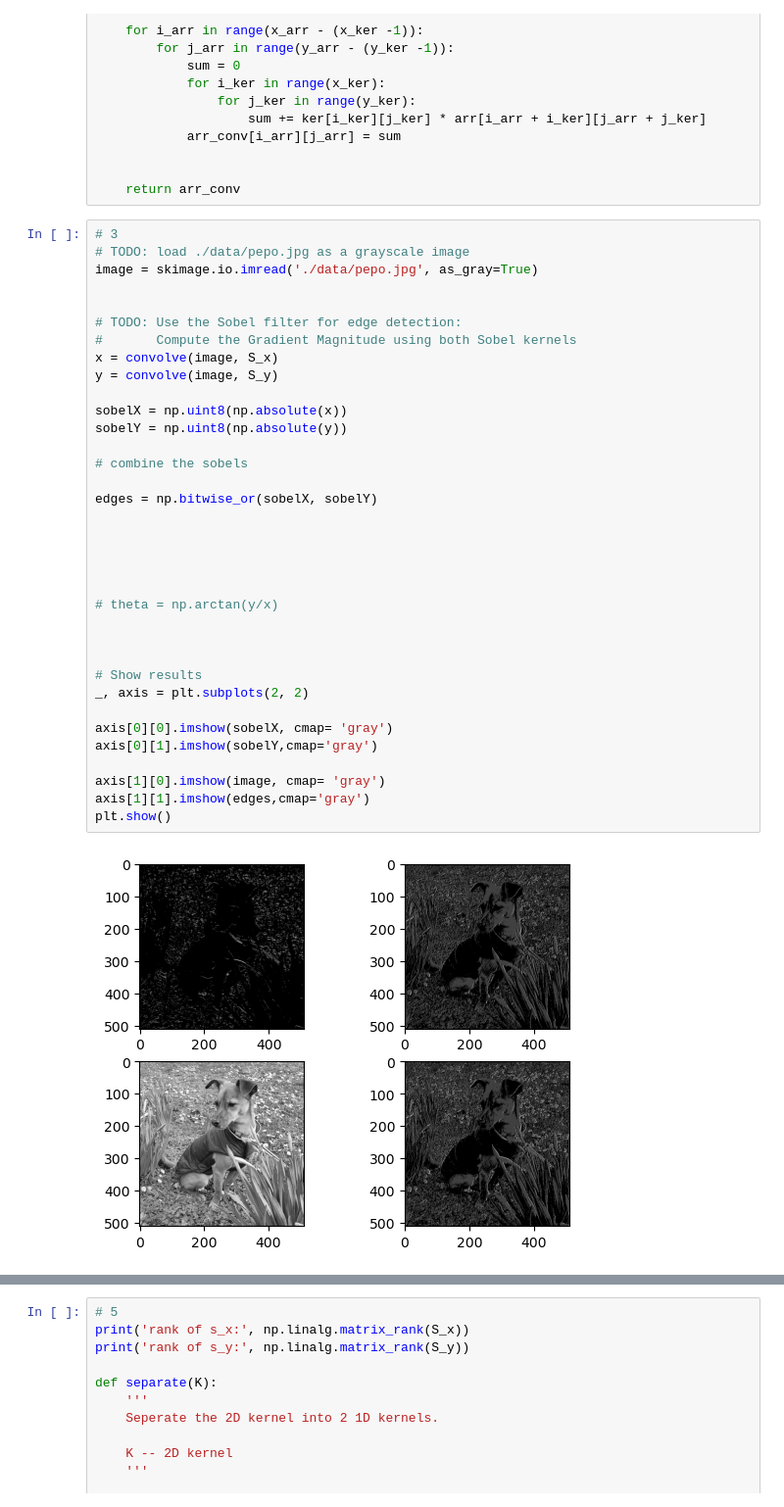
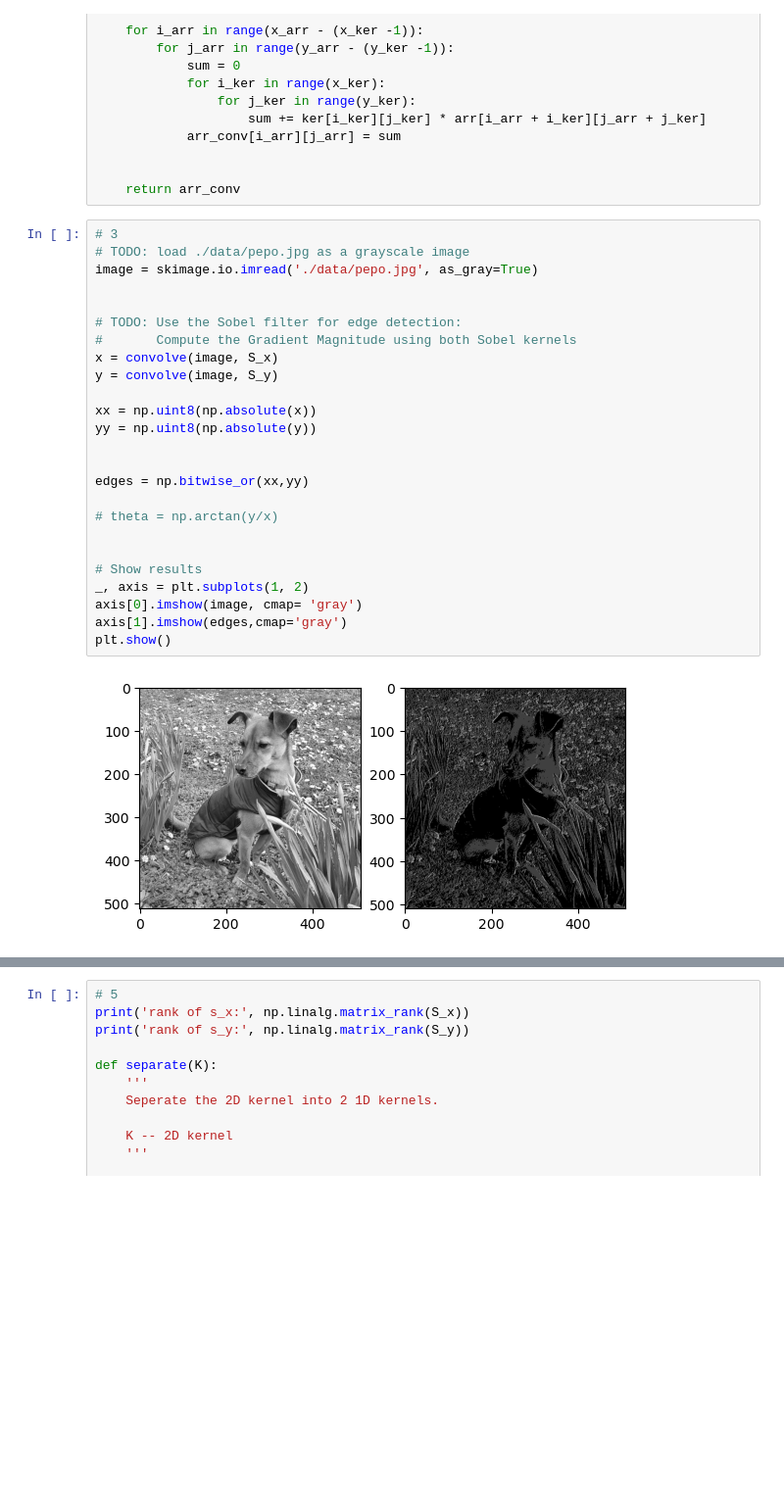
Before and after one commit to Almoatasembellahhggag/3dcv, a Jupyter notebook: 2.0-tl-image-filter.ipynb, the cells around one changed output, grey strips where cells are left out. Shown at 98% size. Saved outputs shown, nothing was run; the diff lists cells and outputs as text; blank space fills up the shorter version.

```diff
--- a/2.0-tl-image-filter.ipynb
+++ b/2.0-tl-image-filter.ipynb
@@ -185,37 +185,27 @@ def convolve(arr, ker):
 # %%
 # 3
 # TODO: load ./data/pepo.jpg as a grayscale image
 image = skimage.io.imread('./data/pepo.jpg', as_gray=True)
 
 
 # TODO: Use the Sobel filter for edge detection:
 #       Compute the Gradient Magnitude using both Sobel kernels
 x = convolve(image, S_x)
 y = convolve(image, S_y)
 
-sobelX = np.uint8(np.absolute(x))
-sobelY = np.uint8(np.absolute(y))
-
-# combine the sobels
-
-edges = np.bitwise_or(sobelX, sobelY)
+xx = np.uint8(np.absolute(x))
+yy = np.uint8(np.absolute(y))
 
 
-
-
+edges = np.bitwise_or(xx,yy)
 
 # theta = np.arctan(y/x)
 
 
-
 # Show results
-_, axis = plt.subplots(2, 2)
-
-axis[0][0].imshow(sobelX, cmap= 'gray')
-axis[0][1].imshow(sobelY,cmap='gray')
-
-axis[1][0].imshow(image, cmap= 'gray')
-axis[1][1].imshow(edges,cmap='gray')
+_, axis = plt.subplots(1, 2)
+axis[0].imshow(image, cmap= 'gray')
+axis[1].imshow(edges,cmap='gray')
 plt.show()
 # %% [output]
-[figure, old version]
+[figure, new version]
```
Also changed, not shown: parts of 9 cells of this notebook, 1 other file.
